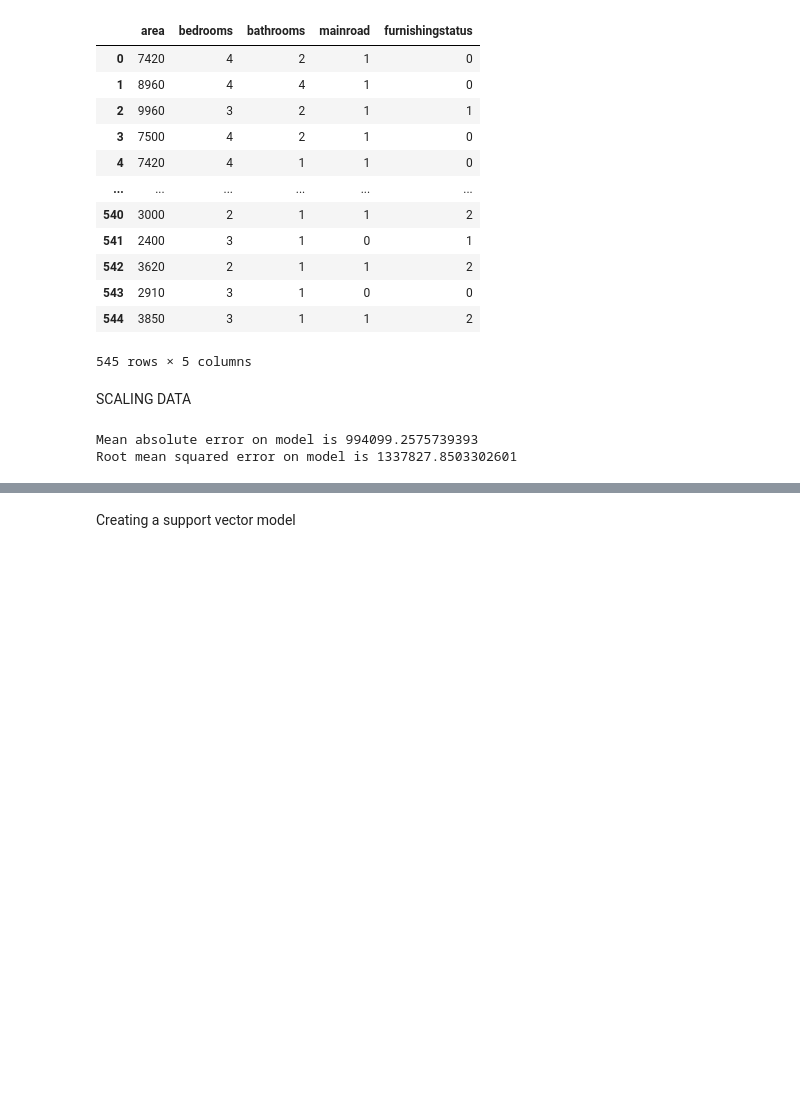
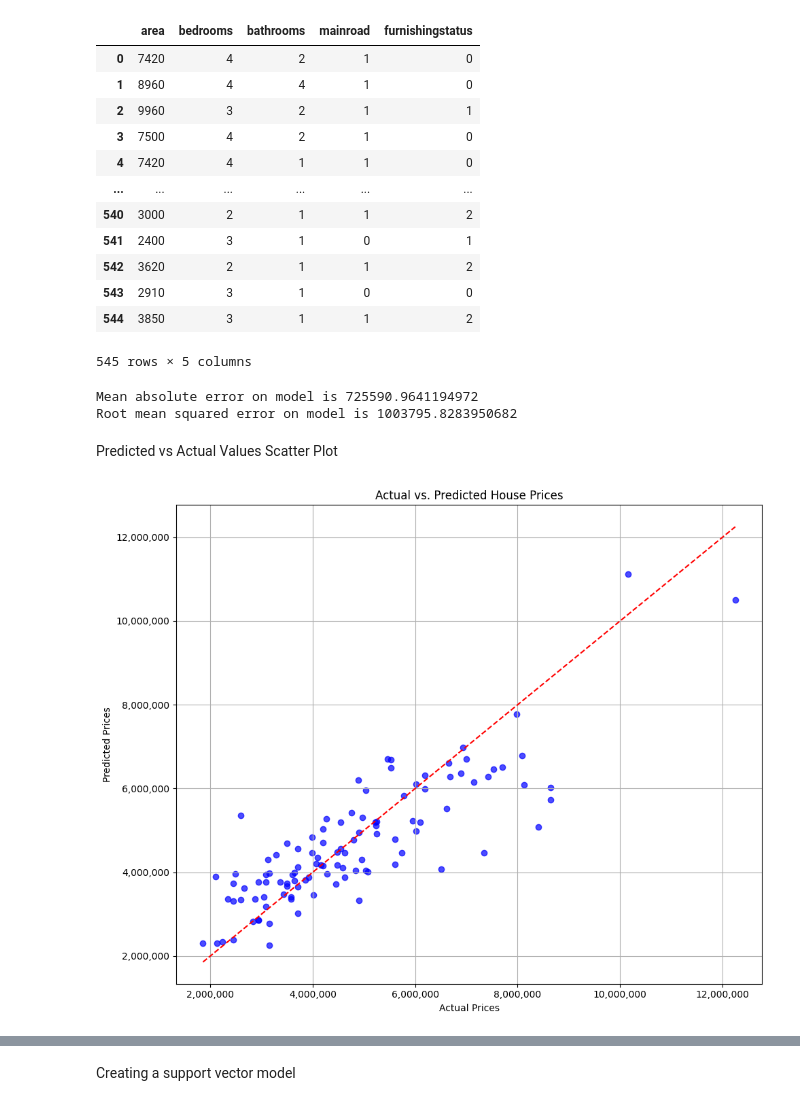
Before and after one commit to codewgarrett/House-Price-Prediction, a Jupyter notebook: HousePricePrediction.ipynb, the cells around one changed output, grey strips where cells are left out. Drawn from its saved outputs; the diff is of its cells as text; code cells hidden in the pictures; blank space fills up the shorter version.

Commit message:
Adding Predicted vs Actual Visualizations for Linear Regression Model

```diff
--- a/HousePricePrediction.ipynb
+++ b/HousePricePrediction.ipynb
@@ -262,9 +268,9 @@ from sklearn.model_selection import train_test_split
 X_train, X_test, y_train, y_test = train_test_split(X,y,test_size = 0.2)
-# %% [markdown]
-SCALING DATA
 # %%
-from sklearn.preprocessing import StandardScaler
+#Fit & Transform Training data
 scaler = StandardScaler()
 scaled_X_train = scaler.fit_transform(X_train)
-scaled_X_test = scaler.fit_transform(X_test)
+
+#Only transform Test data
+scaled_X_test = scaler.transform(X_test)
 # %%
@@ -279,5 +285,29 @@ lr.fit(scaled_X_train, y_train)
 predslr = lr.predict(scaled_X_test)
 modelresults(predslr)
 # %% [output]
-Mean absolute error on model is 994099.2575739393
-Root mean squared error on model is 1337827.8503302601
+Mean absolute error on model is 725590.9641194972
+Root mean squared error on model is 1003795.8283950682
+# %% [markdown]
+Predicted vs Actual Values Scatter Plot
+# %%
+import matplotlib.ticker as ticker
+plt.figure(figsize=(10, 8))
+plt.scatter(y_test, predslr, alpha=0.7, color='b')
+plt.plot([y_test.min(), y_test.max()], [y_test.min(), y_test.max()], 'r--')  # Perfect prediction line
+plt.xlabel("Actual Prices")
+plt.ylabel("Predicted Prices")
+plt.title("Actual vs. Predicted House Prices")
+plt.grid(True)
+ax = plt.gca()
+ax.xaxis.set_major_formatter(ticker.FuncFormatter(lambda x, _: f'{int(x):,}'))
+ax.yaxis.set_major_formatter(ticker.FuncFormatter(lambda y, _: f'{int(y):,}'))
+
+# Format y-axis with commas for large numbers
+ax = plt.gca()
+ax.xaxis.set_major_formatter(ticker.FuncFormatter(lambda x, _: f'{int(x):,}'))
+ax.yaxis.set_major_formatter(ticker.FuncFormatter(lambda y, _: f'{int(y):,}'))
+
+plt.tight_layout()
+plt.show()
+# %% [output]
+[figure, added]
```
Also changed, not shown: parts of 11 cells of this notebook.
